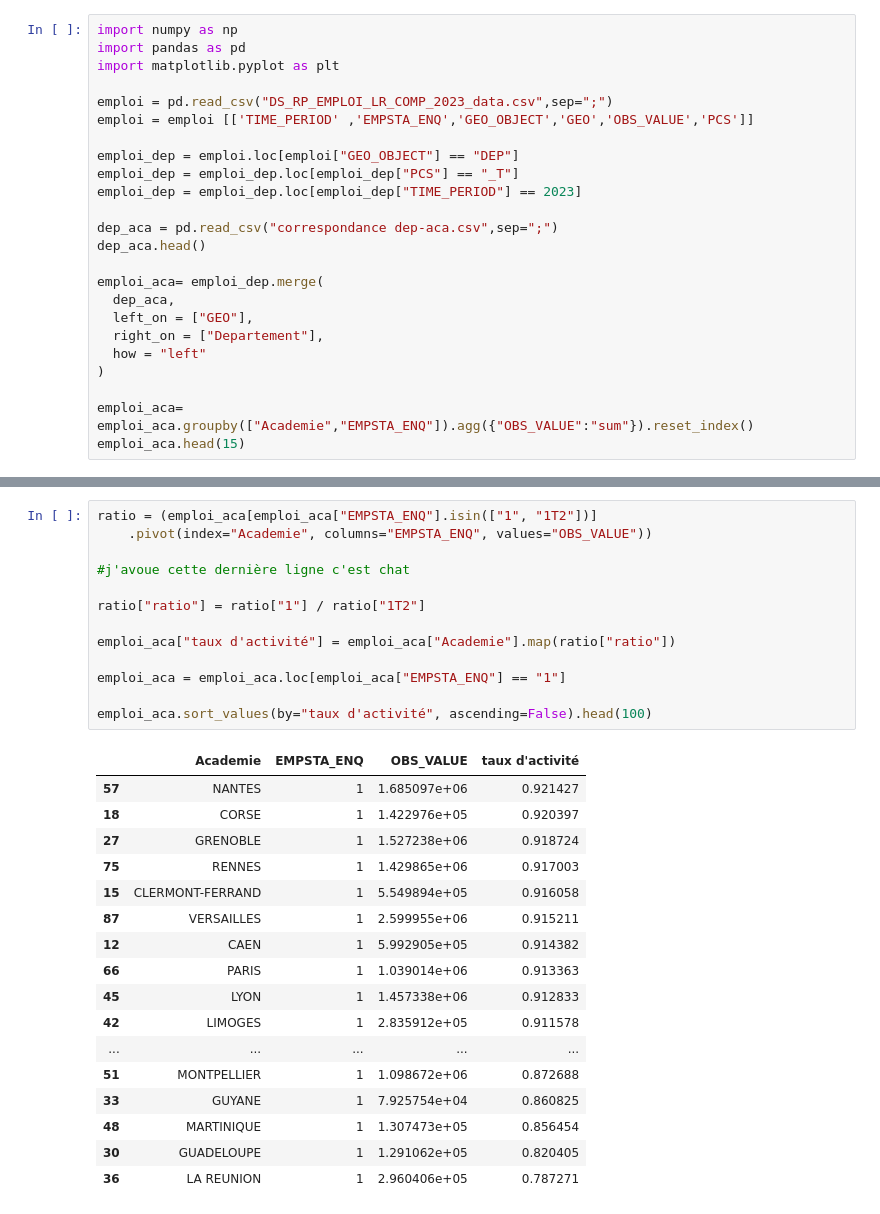
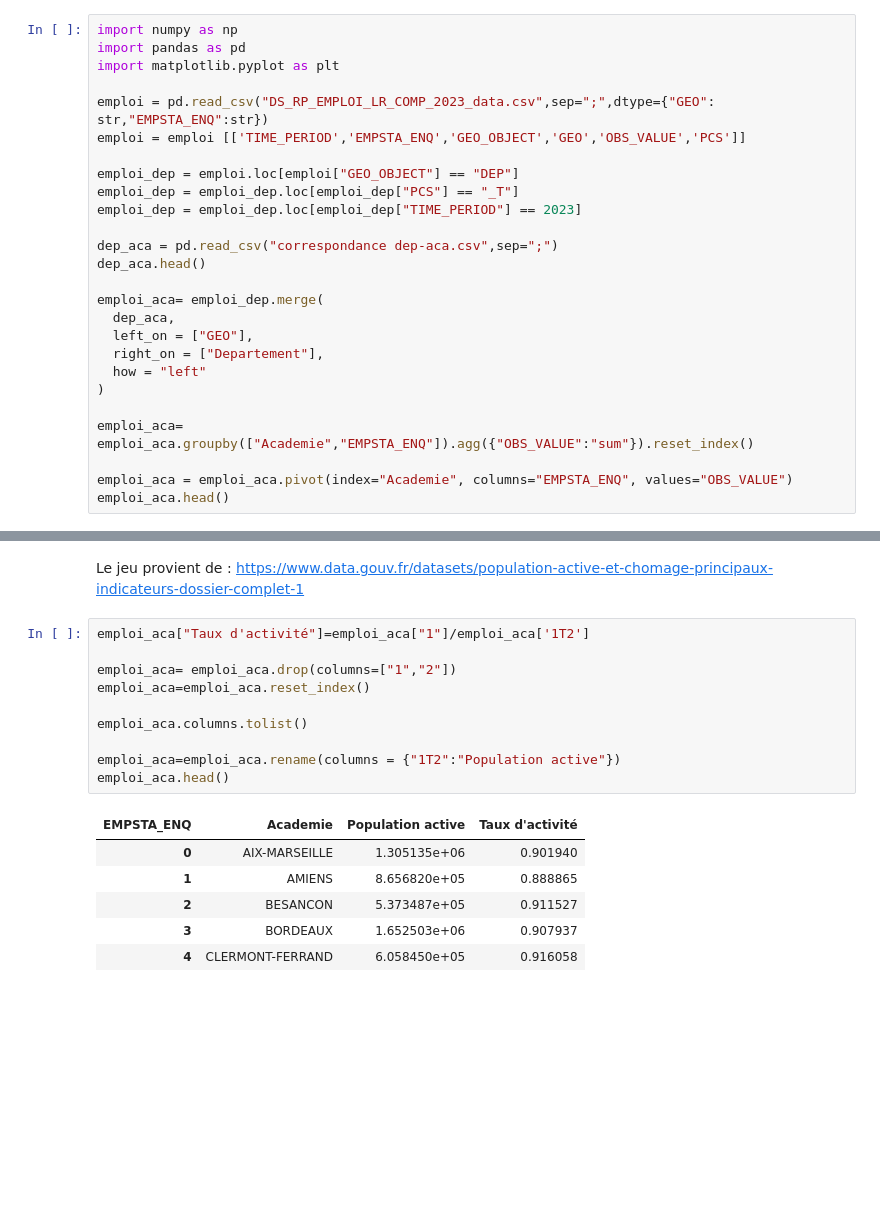
Before and after one commit to ma2nons/Projet-python, a Jupyter notebook: test.ipynb, the cells around one changed output, grey strips where cells are left out. Saved outputs shown, nothing was run; the diff lists cells and outputs as text; blank space fills up the shorter version.

```diff
--- a/test.ipynb
+++ b/test.ipynb
@@ -3,8 +3,8 @@ import numpy as np
 import pandas as pd
 import matplotlib.pyplot as plt
 
-emploi = pd.read_csv("DS_RP_EMPLOI_LR_COMP_2023_data.csv",sep=";")
-emploi = emploi [['TIME_PERIOD' ,'EMPSTA_ENQ','GEO_OBJECT','GEO','OBS_VALUE','PCS']]
+emploi = pd.read_csv("DS_RP_EMPLOI_LR_COMP_2023_data.csv",sep=";",dtype={"GEO": str,"EMPSTA_ENQ":str})
+emploi = emploi [['TIME_PERIOD','EMPSTA_ENQ','GEO_OBJECT','GEO','OBS_VALUE','PCS']]
 
 emploi_dep = emploi.loc[emploi["GEO_OBJECT"] == "DEP"]
 emploi_dep = emploi_dep.loc[emploi_dep["PCS"] == "_T"]
@@ -21,5 +21,7 @@ emploi_aca= emploi_dep.merge(
 )
 
 emploi_aca= emploi_aca.groupby(["Academie","EMPSTA_ENQ"]).agg({"OBS_VALUE":"sum"}).reset_index()
-emploi_aca.head(15)
+
+emploi_aca = emploi_aca.pivot(index="Academie", columns="EMPSTA_ENQ", values="OBS_VALUE")
+emploi_aca.head()
 # %% [output]
@@ -42,31 +35,19 @@ emploi_aca.head(15)
+# %% [markdown]
+Le jeu provient de : https://www.data.gouv.fr/datasets/population-active-et-chomage-principaux-indicateurs-dossier-complet-1
 # %%
-ratio = (emploi_aca[emploi_aca["EMPSTA_ENQ"].isin(["1", "1T2"])]
-    .pivot(index="Academie", columns="EMPSTA_ENQ", values="OBS_VALUE"))
+emploi_aca["Taux d'activité"]=emploi_aca["1"]/emploi_aca['1T2']
 
-#j'avoue cette dernière ligne c'est chat
+emploi_aca= emploi_aca.drop(columns=["1","2"])
+emploi_aca=emploi_aca.reset_index()
 
-ratio["ratio"] = ratio["1"] / ratio["1T2"]
+emploi_aca.columns.tolist()
 
-emploi_aca["taux d'activité"] = emploi_aca["Academie"].map(ratio["ratio"])
-
-emploi_aca = emploi_aca.loc[emploi_aca["EMPSTA_ENQ"] == "1"]
-
-emploi_aca.sort_values(by="taux d'activité", ascending=False).head(100)
+emploi_aca=emploi_aca.rename(columns = {"1T2":"Population active"})
+emploi_aca.head()
 # %% [output]
-|  | Academie | EMPSTA_ENQ | OBS_VALUE | taux d'activité |
-| 57 | NANTES | 1 | 1.685097e+06 | 0.921427 |
-| 18 | CORSE | 1 | 1.422976e+05 | 0.920397 |
-| 27 | GRENOBLE | 1 | 1.527238e+06 | 0.918724 |
-| 75 | RENNES | 1 | 1.429865e+06 | 0.917003 |
-| 15 | CLERMONT-FERRAND | 1 | 5.549894e+05 | 0.916058 |
-| 87 | VERSAILLES | 1 | 2.599955e+06 | 0.915211 |
-| 12 | CAEN | 1 | 5.992905e+05 | 0.914382 |
-| 66 | PARIS | 1 | 1.039014e+06 | 0.913363 |
-| 45 | LYON | 1 | 1.457338e+06 | 0.912833 |
-| 42 | LIMOGES | 1 | 2.835912e+05 | 0.911578 |
-| ... | ... | ... | ... | ... |
-| 51 | MONTPELLIER | 1 | 1.098672e+06 | 0.872688 |
-| 33 | GUYANE | 1 | 7.925754e+04 | 0.860825 |
-| 48 | MARTINIQUE | 1 | 1.307473e+05 | 0.856454 |
-| 30 | GUADELOUPE | 1 | 1.291062e+05 | 0.820405 |
-| 36 | LA REUNION | 1 | 2.960406e+05 | 0.787271 |
+| EMPSTA_ENQ | Academie | Population active | Taux d'activité |
+| 0 | AIX-MARSEILLE | 1.305135e+06 | 0.901940 |
+| 1 | AMIENS | 8.656820e+05 | 0.888865 |
+| 2 | BESANCON | 5.373487e+05 | 0.911527 |
+| 3 | BORDEAUX | 1.652503e+06 | 0.907937 |
+| 4 | CLERMONT-FERRAND | 6.058450e+05 | 0.916058 |
```
Also changed, not shown: parts of 15 cells of this notebook, 1 other file.
